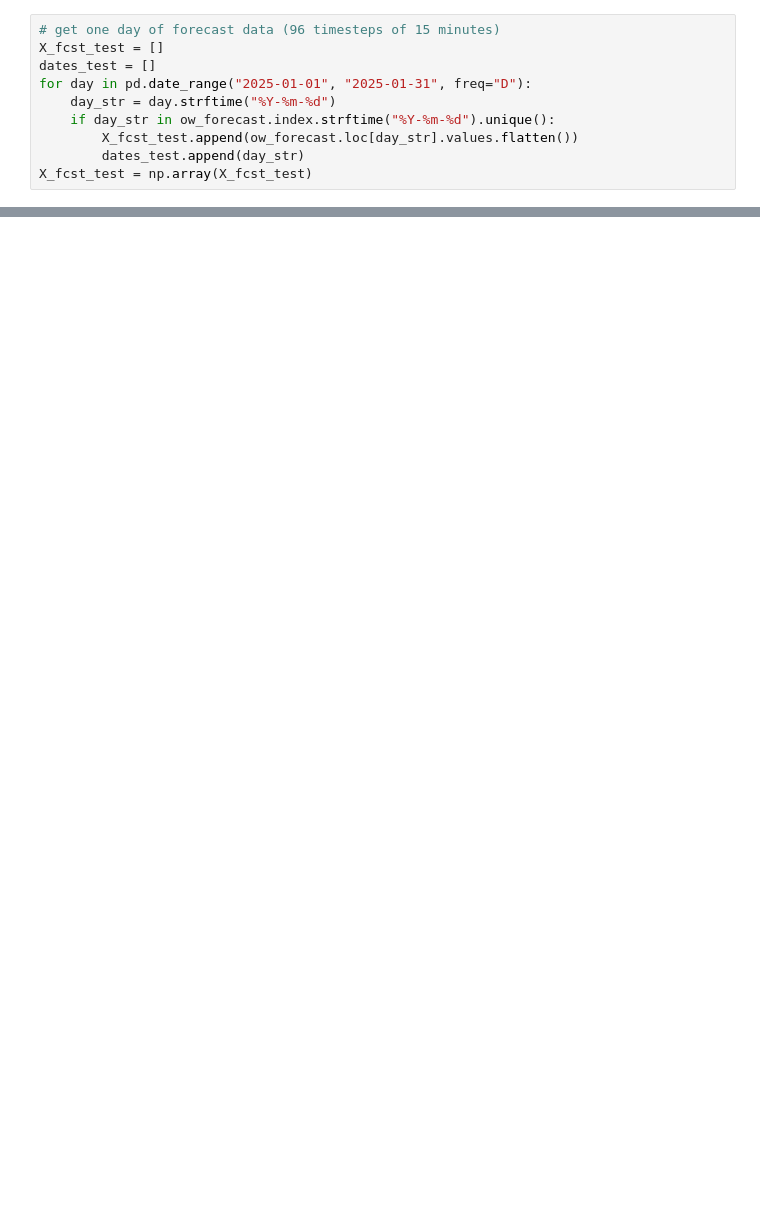
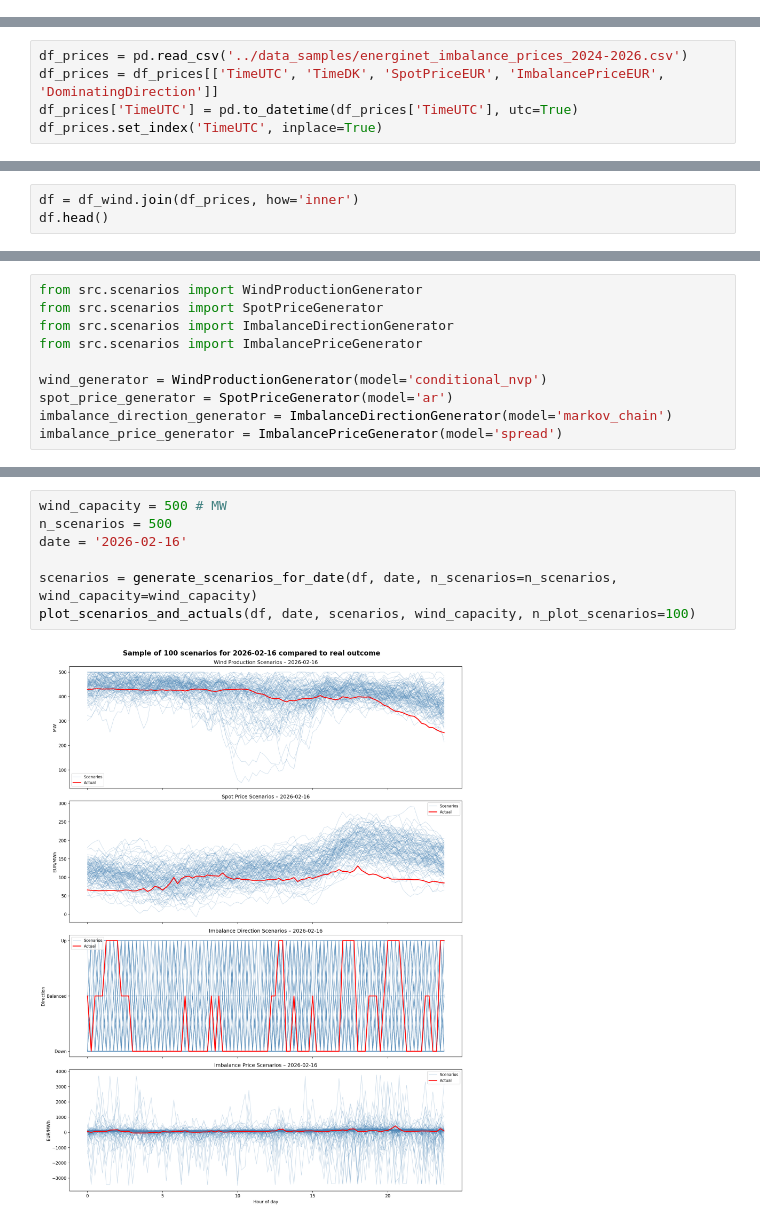
Before and after one commit to dguiraldes/optimal_offer, a Jupyter notebook: notebooks/02-scenario-creation.ipynb, the cells around one changed output, grey strips where cells are left out. Saved outputs shown, nothing was run; the diff lists cells and outputs as text; blank space fills up the shorter version.

Commit message:
Created scenario generators

```diff
--- a/notebooks/02-scenario-creation.ipynb
+++ b/notebooks/02-scenario-creation.ipynb
@@ -26,10 +0,0 @@ ow_forecast = ow_forecast.resample('15min').mean()
-# %%
-# get one day of forecast data (96 timesteps of 15 minutes)
-X_fcst_test = []
-dates_test = []
-for day in pd.date_range("2025-01-01", "2025-01-31", freq="D"):
-    day_str = day.strftime("%Y-%m-%d")
-    if day_str in ow_forecast.index.strftime("%Y-%m-%d").unique():
-        X_fcst_test.append(ow_forecast.loc[day_str].values.flatten())
-        dates_test.append(day_str)
-X_fcst_test = np.array(X_fcst_test)
@@ -67,0 +59,5 @@ array([[0.88650644, 0.87188244, 0.98504055, ..., 0.8652551 , 0.8462273 ,
+# %%
+df_prices = pd.read_csv('../data_samples/energinet_imbalance_prices_2024-2026.csv')
+df_prices = df_prices[['TimeUTC', 'TimeDK', 'SpotPriceEUR', 'ImbalancePriceEUR', 'DominatingDirection']]
+df_prices['TimeUTC'] = pd.to_datetime(df_prices['TimeUTC'], utc=True)
+df_prices.set_index('TimeUTC', inplace=True)
@@ -67,0 +68,3 @@ array([[0.88650644, 0.87188244, 0.98504055, ..., 0.8652551 , 0.8462273 ,
+# %%
+df = df_wind.join(df_prices, how='inner')
+df.head()
@@ -67,0 +88,10 @@ array([[0.88650644, 0.87188244, 0.98504055, ..., 0.8652551 , 0.8462273 ,
+# %%
+from src.scenarios import WindProductionGenerator
+from src.scenarios import SpotPriceGenerator
+from src.scenarios import ImbalanceDirectionGenerator
+from src.scenarios import ImbalancePriceGenerator
+
+wind_generator = WindProductionGenerator(model='conditional_nvp')
+spot_price_generator = SpotPriceGenerator(model='ar')
+imbalance_direction_generator = ImbalanceDirectionGenerator(model='markov_chain')
+imbalance_price_generator = ImbalancePriceGenerator(model='spread')
@@ -67,0 +262,9 @@ array([[0.88650644, 0.87188244, 0.98504055, ..., 0.8652551 , 0.8462273 ,
+# %%
+wind_capacity = 500 # MW
+n_scenarios = 500
+date = '2026-02-16'
+
+scenarios = generate_scenarios_for_date(df, date, n_scenarios=n_scenarios, wind_capacity=wind_capacity)
+plot_scenarios_and_actuals(df, date, scenarios, wind_capacity, n_plot_scenarios=100)
+# %% [output]
+[figure, added]
```
Also changed, not shown: parts of 15 cells of this notebook, 18 other files.
